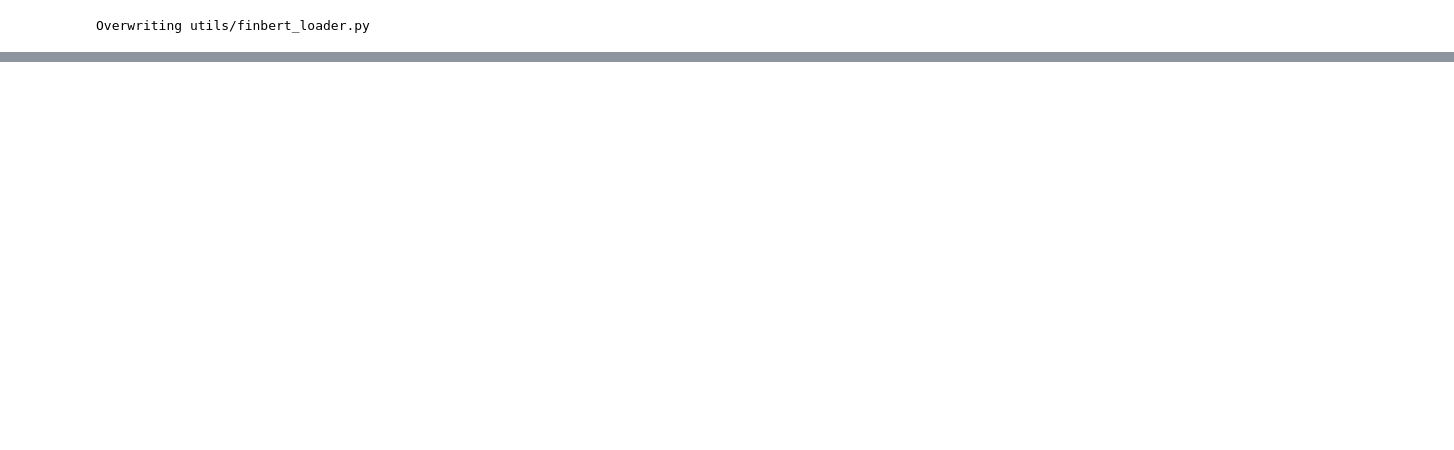
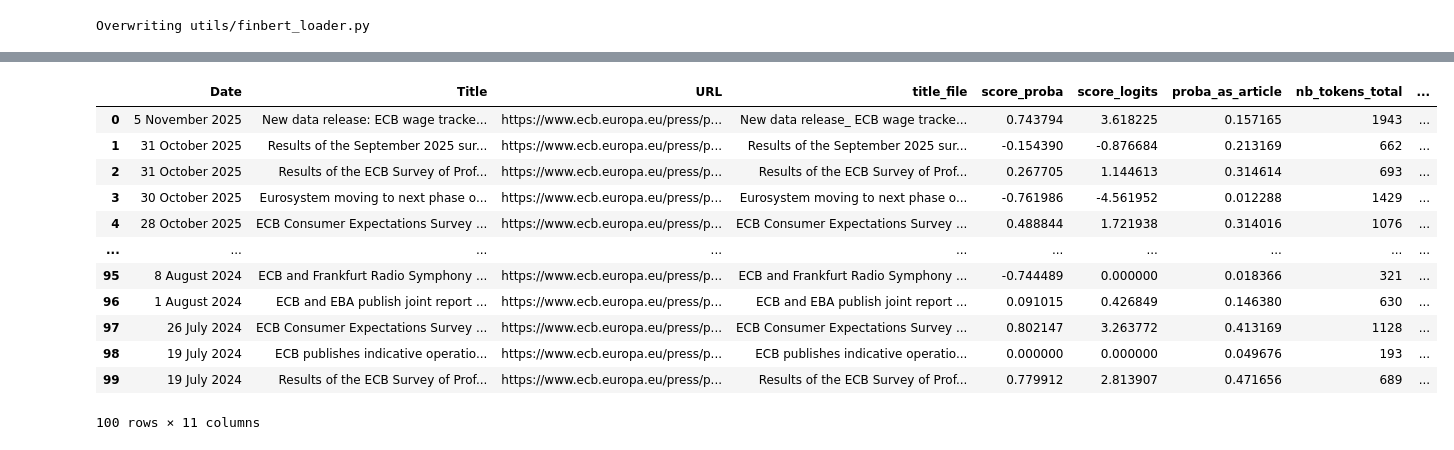
Before and after one commit to amjn480/project_ml_pm_vautrin_jean, a Jupyter notebook: main.ipynb, the cells around one changed output, grey strips where cells are left out. Drawn from its saved outputs; the diff is of its cells as text; code cells hidden in the pictures; blank space fills up the shorter version.

Commit message:
add score by article

```diff
--- a/main.ipynb
+++ b/main.ipynb
@@ -400,4 +410,4 @@ def fetch_ecb_article_text(url: str) -> str:
 
 
 url = "https://www.ecb.europa.eu/press/pr/date/2000/html/pr001220.en.html"
-print(fetch_ecb_article_text(url))
+text = fetch_ecb_article_text(url)
@@ -816,0 +655,33 @@ Name: len_text_count, dtype: float64
+# %%
+import os
+import re
+from pathlib import Path
+import hashlib
+
+def make_safe_title(row):
+    """This function can be applied to a dataframe to retrieve the name of each file coresponding to an article title."""
+    title, url = row['Title'], row['URL']
+    safe_title = re.sub(r"[^a-zA-Z0-9 _-]", "_", str(title))
+    if len(safe_title) > 240:
+        url_hash = hashlib.md5(str(url).encode()).hexdigest()[:8]
+        safe_title = f"{safe_title[:230]}_{url_hash}"
+    return safe_title
+
+
+folder = "ecb_press_release"
+def make_dictionary_from_text(row, fin):
+  safe_title = row['title_file']
+  file_path = os.path.join(folder, f"{safe_title}.txt")
+  if os.path.exists(file_path):
+    with open(file_path, 'r', encoding='utf-8') as f:
+        text = f.read()
+        dic = fin.text_to_dic(text)
+    return dic
+  else:
+    return {'positivity': None, 'negativity': None, 'neutrality': None, 'nb_token': 0}
+
+
+def make_score(row, fin, score_function):
+  dic = row['dictionary']
+  score = score_function(dic)
+  return score
@@ -816,0 +748,21 @@ Name: len_text_count, dtype: float64
+# %%
+# Convertir la colonne Date en datetime
+df_score_by_article['datetime'] = pd.to_datetime(df_score_by_article['Date'], dayfirst=True, errors='coerce')
+# %%
+df_score_by_article['YearWeek'] = df_score_by_article['datetime'].dt.strftime('%Y-%U')
+# %%
+df_score_by_article
+# %% [output]
+|  | Date | Title | URL | title_file | score_proba | score_logits | proba_as_article | nb_tokens_total | ... |
+| 0 | 5 November 2025 | New data release: ECB wage tracke... | https://www.ecb.europa.eu/press/p... | New data release_ ECB wage tracke... | 0.743794 | 3.618225 | 0.157165 | 1943 | ... |
+| 1 | 31 October 2025 | Results of the September 2025 sur... | https://www.ecb.europa.eu/press/p... | Results of the September 2025 sur... | -0.154390 | -0.876684 | 0.213169 | 662 | ... |
+| 2 | 31 October 2025 | Results of the ECB Survey of Prof... | https://www.ecb.europa.eu/press/p... | Results of the ECB Survey of Prof... | 0.267705 | 1.144613 | 0.314614 | 693 | ... |
+| 3 | 30 October 2025 | Eurosystem moving to next phase o... | https://www.ecb.europa.eu/press/p... | Eurosystem moving to next phase o... | -0.761986 | -4.561952 | 0.012288 | 1429 | ... |
+| 4 | 28 October 2025 | ECB Consumer Expectations Survey ... | https://www.ecb.europa.eu/press/p... | ECB Consumer Expectations Survey ... | 0.488844 | 1.721938 | 0.314016 | 1076 | ... |
+| ... | ... | ... | ... | ... | ... | ... | ... | ... | ... |
+| 95 | 8 August 2024 | ECB and Frankfurt Radio Symphony ... | https://www.ecb.europa.eu/press/p... | ECB and Frankfurt Radio Symphony ... | -0.744489 | 0.000000 | 0.018366 | 321 | ... |
+| 96 | 1 August 2024 | ECB and EBA publish joint report ... | https://www.ecb.europa.eu/press/p... | ECB and EBA publish joint report ... | 0.091015 | 0.426849 | 0.146380 | 630 | ... |
+| 97 | 26 July 2024 | ECB Consumer Expectations Survey ... | https://www.ecb.europa.eu/press/p... | ECB Consumer Expectations Survey ... | 0.802147 | 3.263772 | 0.413169 | 1128 | ... |
+| 98 | 19 July 2024 | ECB publishes indicative operatio... | https://www.ecb.europa.eu/press/p... | ECB publishes indicative operatio... | 0.000000 | 0.000000 | 0.049676 | 193 | ... |
+| 99 | 19 July 2024 | Results of the ECB Survey of Prof... | https://www.ecb.europa.eu/press/p... | Results of the ECB Survey of Prof... | 0.779912 | 2.813907 | 0.471656 | 689 | ... |
+100 rows × 11 columns
```
Also changed, not shown: parts of 13 cells of this notebook, 1 other file.
